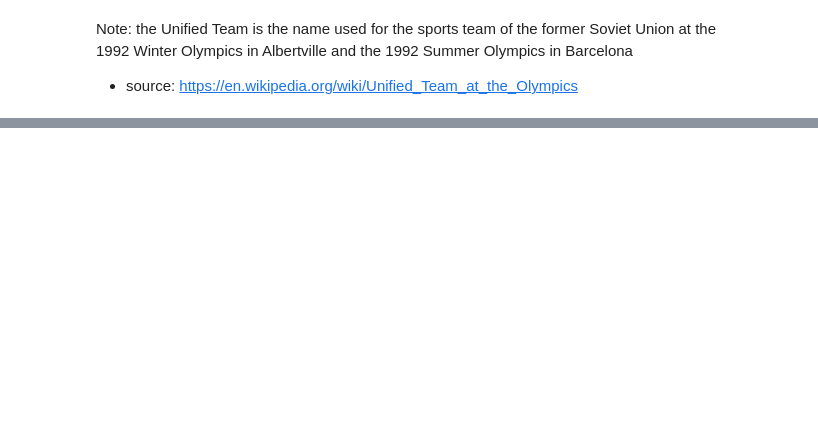
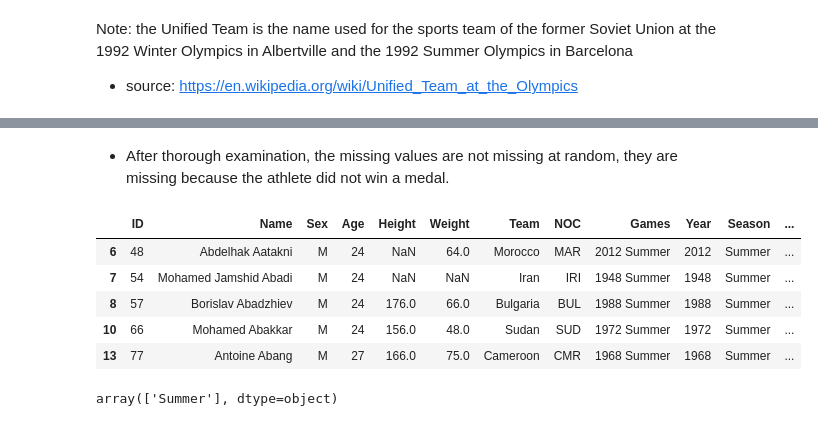
Before and after one commit to Andreas-Svensson/Databehandling-Project, a Jupyter notebook: upp_2.ipynb, the cells around one changed output, grey strips where cells are left out. Saved outputs shown, nothing was run; the diff lists cells and outputs as text; code cells hidden in the pictures; blank space fills up the shorter version.

```diff
--- a/upp_2.ipynb
+++ b/upp_2.ipynb
@@ -36,0 +95,6 @@ Note: the Unified Team is the name used for the sports team of the former Soviet
+# %%
+# replace the missing values in age column with the mean age
+df_sports["Age"].fillna(df_sports["Age"].mean(), inplace=True)
+
+# convert the Age column to int
+df_sports["Age"] = df_sports["Age"].astype(int)
@@ -36,0 +111,16 @@ Note: the Unified Team is the name used for the sports team of the former Soviet
+# %% [markdown]
+- After thorough examination, the missing values are not missing at random, they are missing because the athlete did not win a medal.
+# %%
+df_boxing = df_sports[df_sports["Sport"] == "Boxing"]
+df_boxing.head()
+# %% [output]
+|  | ID | Name | Sex | Age | Height | Weight | Team | NOC | Games | Year | Season | ... |
+| 6 | 48 | Abdelhak Aatakni | M | 24 | NaN | 64.0 | Morocco | MAR | 2012 Summer | 2012 | Summer | ... |
+| 7 | 54 | Mohamed Jamshid Abadi | M | 24 | NaN | NaN | Iran | IRI | 1948 Summer | 1948 | Summer | ... |
+| 8 | 57 | Borislav Abadzhiev | M | 24 | 176.0 | 66.0 | Bulgaria | BUL | 1988 Summer | 1988 | Summer | ... |
+| 10 | 66 | Mohamed Abakkar | M | 24 | 156.0 | 48.0 | Sudan | SUD | 1972 Summer | 1972 | Summer | ... |
+| 13 | 77 | Antoine Abang | M | 27 | 166.0 | 75.0 | Cameroon | CMR | 1968 Summer | 1968 | Summer | ... |
+# %%
+df_boxing["Season"].unique() # boxing only has Summer season
+# %% [output]
+array(['Summer'], dtype=object)
```
Also changed, not shown: parts of 21 cells of this notebook.
